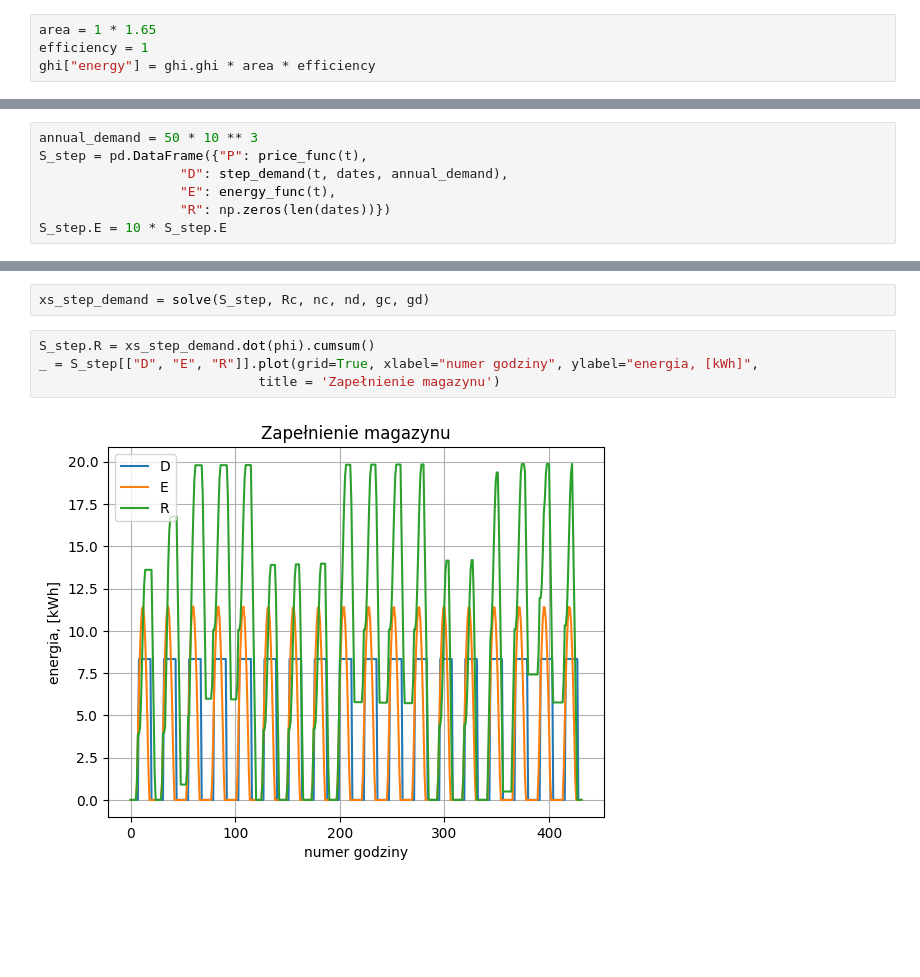
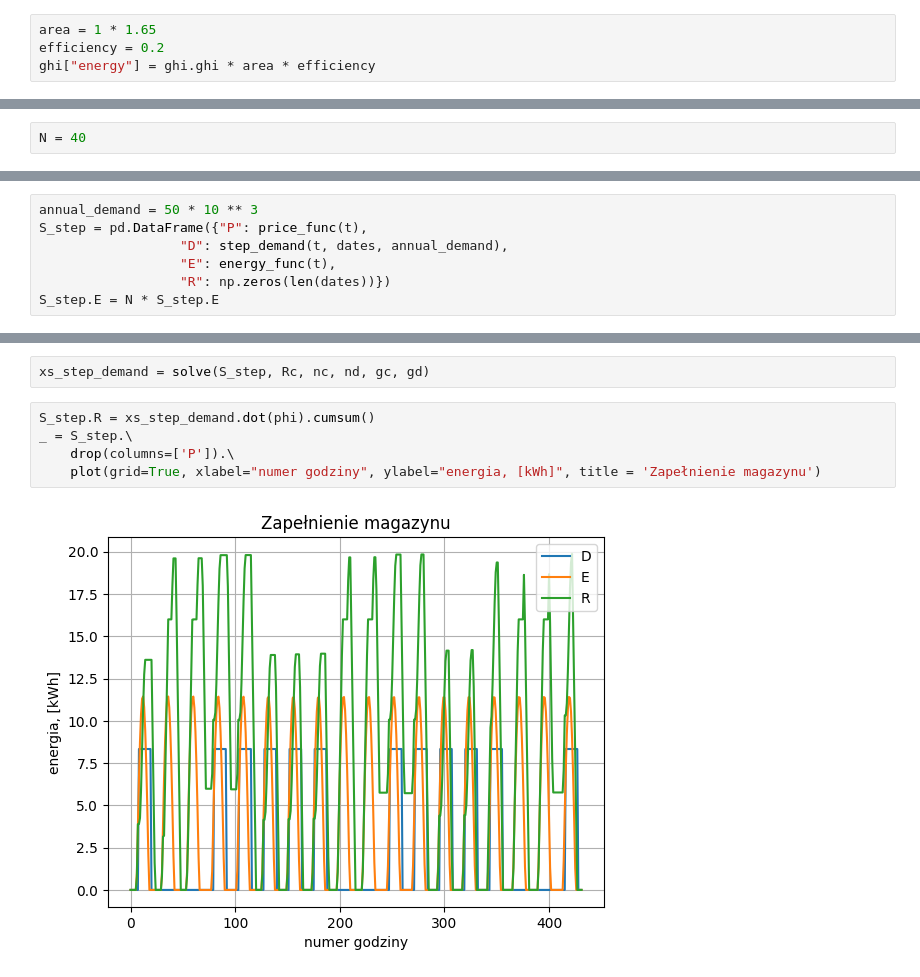
Before and after one commit to mlubneuskaya/energy, a Jupyter notebook: energy.ipynb, the cells around one changed output, grey strips where cells are left out. Drawn from its saved outputs; the diff is of its cells as text; blank space fills up the shorter version.

```diff
--- a/energy.ipynb
+++ b/energy.ipynb
@@ -98,7 +98,7 @@ _ = ghi.ghi.plot(title="GHI", grid=True, xlabel="numer obserwacji", ylabel="GHI,
 [figure]
 # %%
 area = 1 * 1.65
-efficiency = 1
+efficiency = 0.2
 ghi["energy"] = ghi.ghi * area * efficiency
 # %%
 def _energy_func(x, a, b, c):
@@ -143,6 +143,8 @@ Rc
 20
 # %% [markdown]
 # Zmienne i stan
+# %%
+N = 40
 # %%
 dates = prices[prices.dt >= test_date].dt.reset_index(drop=True)
 t = np.arange(len(dates))
@@ -196,4 +198,4 @@ S_step = pd.DataFrame({"P": price_func(t),
                   "D": step_demand(t, dates, annual_demand),
                   "E": energy_func(t),
                   "R": np.zeros(len(dates))})
-S_step.E = 10 * S_step.E
+S_step.E = N * S_step.E
@@ -206,7 +203,8 @@ _ = S_step.D.plot()
 xs_step_demand = solve(S_step, Rc, nc, nd, gc, gd)
 # %%
 S_step.R = xs_step_demand.dot(phi).cumsum()
-_ = S_step[["D", "E", "R"]].plot(grid=True, xlabel="numer godziny", ylabel="energia, [kWh]",
-                            title = 'Zapełnienie magazynu')
+_ = S_step.\
+    drop(columns=['P']).\
+    plot(grid=True, xlabel="numer godziny", ylabel="energia, [kWh]", title = 'Zapełnienie magazynu')
 # %% [output]
-[figure, old version]
+[figure, new version]
```
Also changed, not shown: parts of 10 cells of this notebook, 1 other file.
